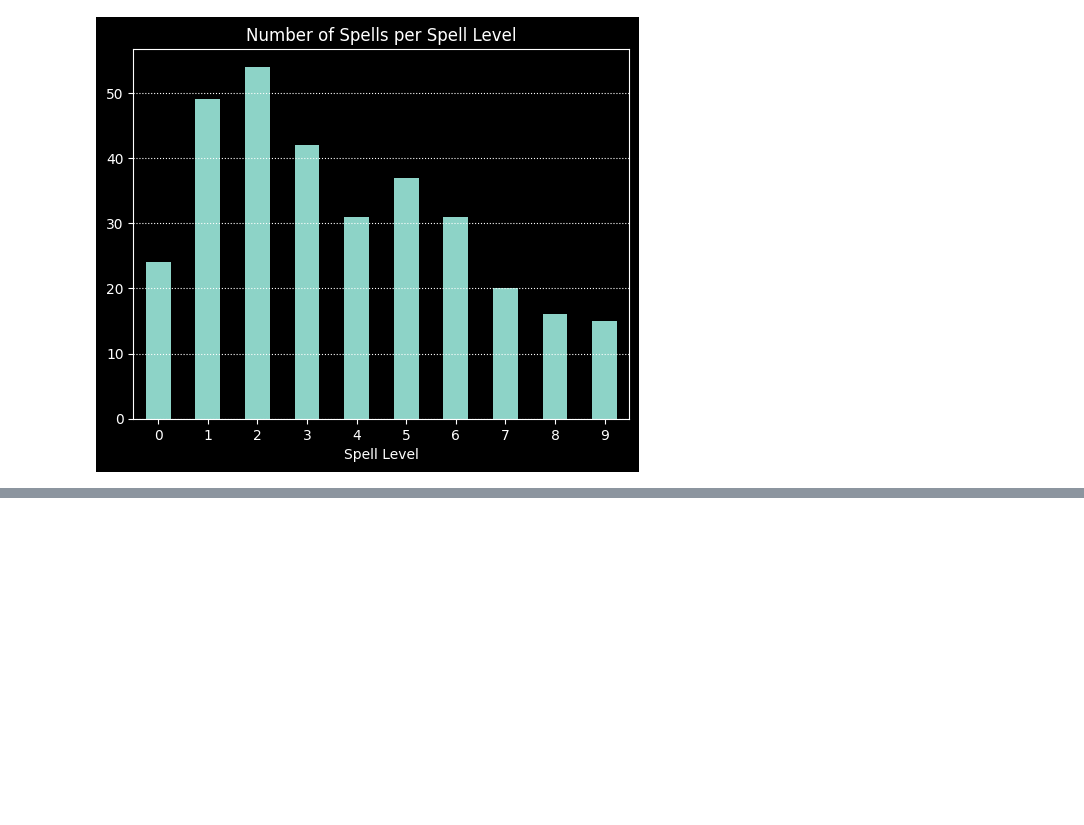
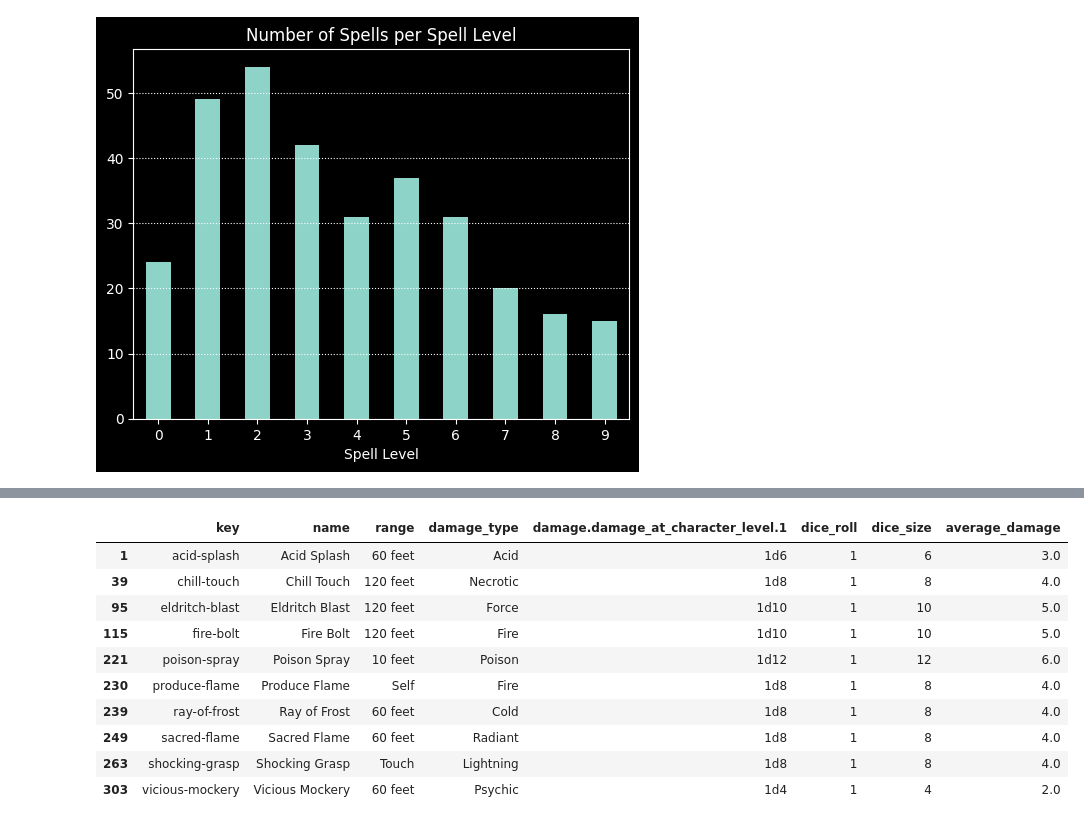
Before and after one commit to AdamSCohen/dnd_analysis, a Jupyter notebook: main.ipynb, the cells around one changed output, grey strips where cells are left out. Drawn from its saved outputs; the diff is of its cells as text; code cells hidden in the pictures; blank space fills up the shorter version.

Commit message:
Cantrips calc added, incomplete

```diff
--- a/main.ipynb
+++ b/main.ipynb
@@ -476,0 +492,4 @@ plt.show()
+# %%
+cantrips = spells.loc[spells['level'] == 0]
+cantrips.dropna(subset=['damage.damage_at_character_level.1'], inplace=True)
+cantrips.head()
@@ -476,0 +525,3 @@ plt.show()
+# %%
+cantrips = cantrips[['key', 'name', 'range', 'damage_type','damage.damage_at_character_level.1' ]]
+cantrips
@@ -476,0 +540,3 @@ plt.show()
+# %%
+cantrips[['dice_roll','dice_size']]= cantrips['damage.damage_at_character_level.1'].str.split('d', expand=True)
+cantrips
@@ -476,0 +576,2 @@ plt.show()
+# %%
+cantrips = cantrips.astype({'dice_roll' : 'int', 'dice_size' : 'int'})
@@ -476,0 +590,15 @@ plt.show()
+# %%
+cantrips['average_damage'] = cantrips['dice_roll'] * (cantrips['dice_size'] * 0.5)
+cantrips
+# %% [output]
+|  | key | name | range | damage_type | damage.damage_at_character_level.1 | dice_roll | dice_size | average_damage |
+| 1 | acid-splash | Acid Splash | 60 feet | Acid | 1d6 | 1 | 6 | 3.0 |
+| 39 | chill-touch | Chill Touch | 120 feet | Necrotic | 1d8 | 1 | 8 | 4.0 |
+| 95 | eldritch-blast | Eldritch Blast | 120 feet | Force | 1d10 | 1 | 10 | 5.0 |
+| 115 | fire-bolt | Fire Bolt | 120 feet | Fire | 1d10 | 1 | 10 | 5.0 |
+| 221 | poison-spray | Poison Spray | 10 feet | Poison | 1d12 | 1 | 12 | 6.0 |
+| 230 | produce-flame | Produce Flame | Self | Fire | 1d8 | 1 | 8 | 4.0 |
+| 239 | ray-of-frost | Ray of Frost | 60 feet | Cold | 1d8 | 1 | 8 | 4.0 |
+| 249 | sacred-flame | Sacred Flame | 60 feet | Radiant | 1d8 | 1 | 8 | 4.0 |
+| 263 | shocking-grasp | Shocking Grasp | Touch | Lightning | 1d8 | 1 | 8 | 4.0 |
+| 303 | vicious-mockery | Vicious Mockery | 60 feet | Psychic | 1d4 | 1 | 4 | 2.0 |
```
Also changed, not shown: parts of 9 cells of this notebook.
